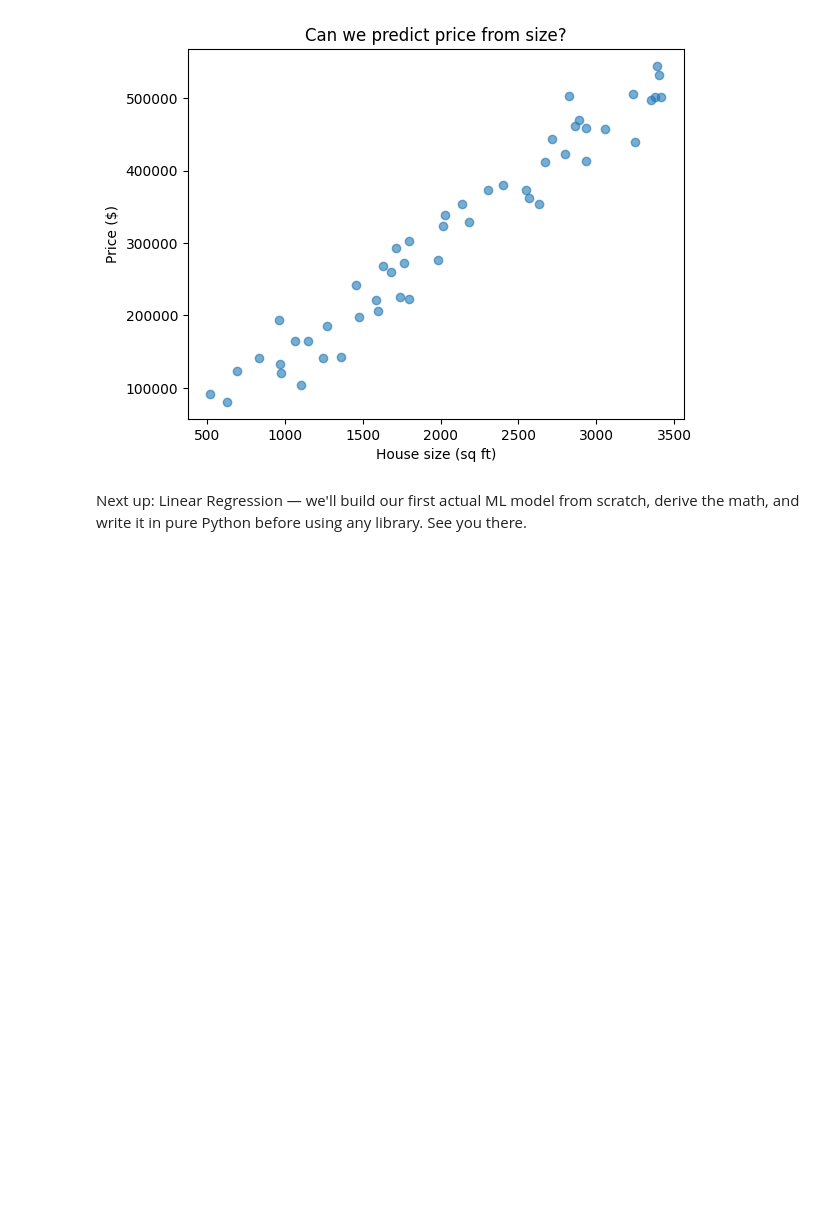
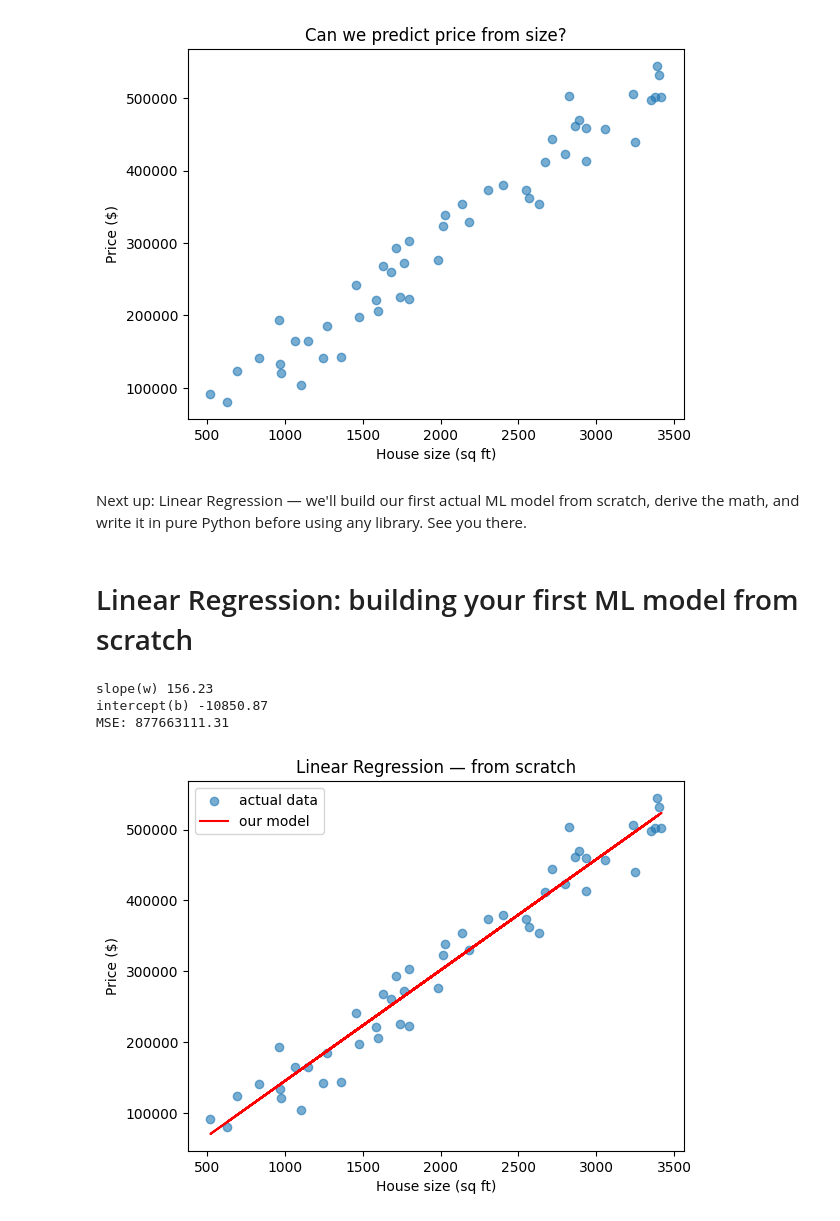
Before and after one commit to kiranbkumar1989-pixel/ml-with-kiran, a Jupyter notebook: Day1/01-lession1.ipynb, the cells around one changed output. Cells and saved outputs as stored; diff of their text form; code cells hidden in the pictures; blank space fills up the shorter version.

```diff
--- a/Day1/01-lession1.ipynb
+++ b/Day1/01-lession1.ipynb
@@ -56,3 +56,55 @@ plt.show()
 [figure]
 # %% [markdown]
 Next up: Linear Regression — we'll build our first actual ML model from scratch, derive the math, and write it in pure Python before using any library. See you there.
+# %% [markdown]
+# Linear Regression: building your first ML model from scratch
+# %%
+import numpy as np
+import matplotlib.pyplot as plt
+
+# Generate some fake "house size vs price" data
+np.random.seed(42)
+x = np.random.randint(500, 3500, 50).astype(float)          # sq ft
+y = x * 150 + np.random.randn(50) * 30000  # noisy relationship
+
+
+# Mean Calculation
+x_mean = np.mean(x)
+
+y_mean = np.mean(y)
+
+# Slope Calculation
+
+# w = sum((x-x_mean) * (y-y_mean))/sum((x-x_mean)^2)
+
+numarator = np.sum((x-x_mean) * (y-y_mean))
+denominator = np.sum(np.square(x-x_mean))
+
+w = numarator/denominator # slope
+
+# b = y_mean * w - x_mean
+
+# Intercept Calculation
+
+b = y_mean - (w * x_mean) # intercept
+
+print(f"slope(w) {w:.2f}")
+print(f"intercept(b) {b:.2f}")
+
+y_pred = w * x + b# --- evaluate ---
+mse = np.mean((y - y_pred) ** 2)
+print(f"MSE: {mse:.2f}")
+
+# --- plot ---
+plt.scatter(x, y, alpha=0.6, label="actual data")
+plt.plot(x, y_pred, color="red", label="our model")
+plt.xlabel("House size (sq ft)")
+plt.ylabel("Price ($)")
+plt.legend()
+plt.title("Linear Regression — from scratch")
+plt.show()
+# %% [output]
+slope(w) 156.23
+intercept(b) -10850.87
+MSE: 877663111.31
+[figure, added]
```
Also changed, not shown: parts of 2 cells of this notebook, 3 other files.
